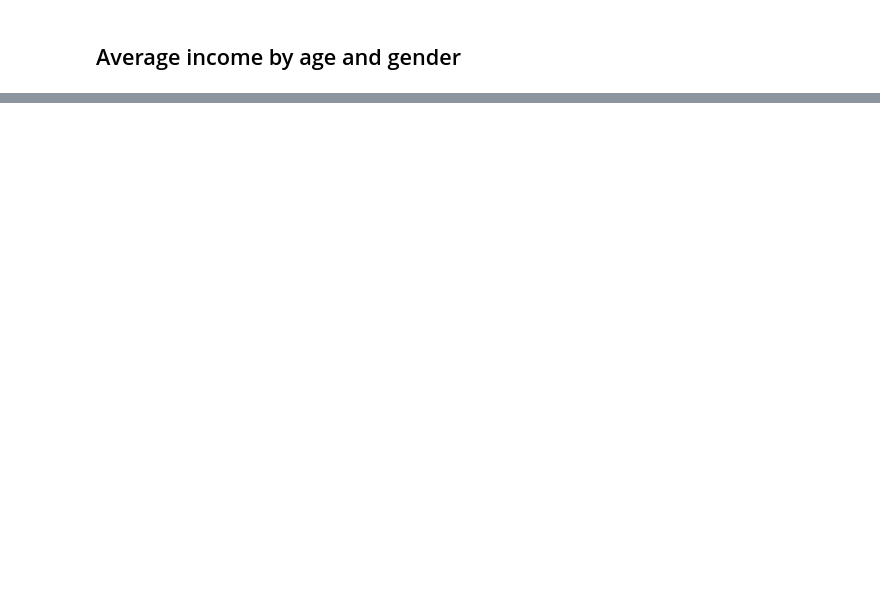
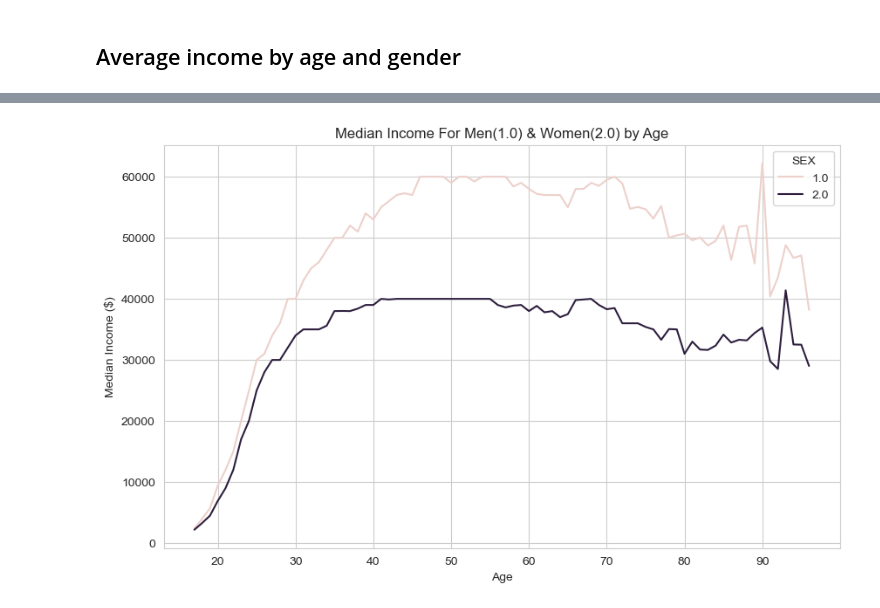
Before and after one commit to harshatha-prasanna/gender_data_bias, a Jupyter notebook: data_exploration.ipynb, the cells around one changed output, grey strips where cells are left out. Drawn from its saved outputs; the diff is of its cells as text; code cells hidden in the pictures; blank space fills up the shorter version.

```diff
--- a/data_exploration.ipynb
+++ b/data_exploration.ipynb
@@ -248,2 +280,5 @@ plt.show()
 # %% [markdown]
 ## Average income by age and gender
+# %%
+income_by_age_sex = income_df.groupby(["AGEP", "SEX"])["PINCP"].median().reset_index()
+income_by_age_sex
@@ -249,0 +299,9 @@ plt.show()
+# %%
+
+sns.lineplot(data=income_by_age_sex, x='AGEP', y='PINCP', hue='SEX')
+plt.xlabel('Age')
+plt.ylabel('Median Income ($)')
+plt.title("Median Income For Men(1.0) & Women(2.0) by Age")
+plt.show()
+# %% [output]
+[figure, added]
```
Also changed, not shown: parts of 19 cells of this notebook, 1 other file.
